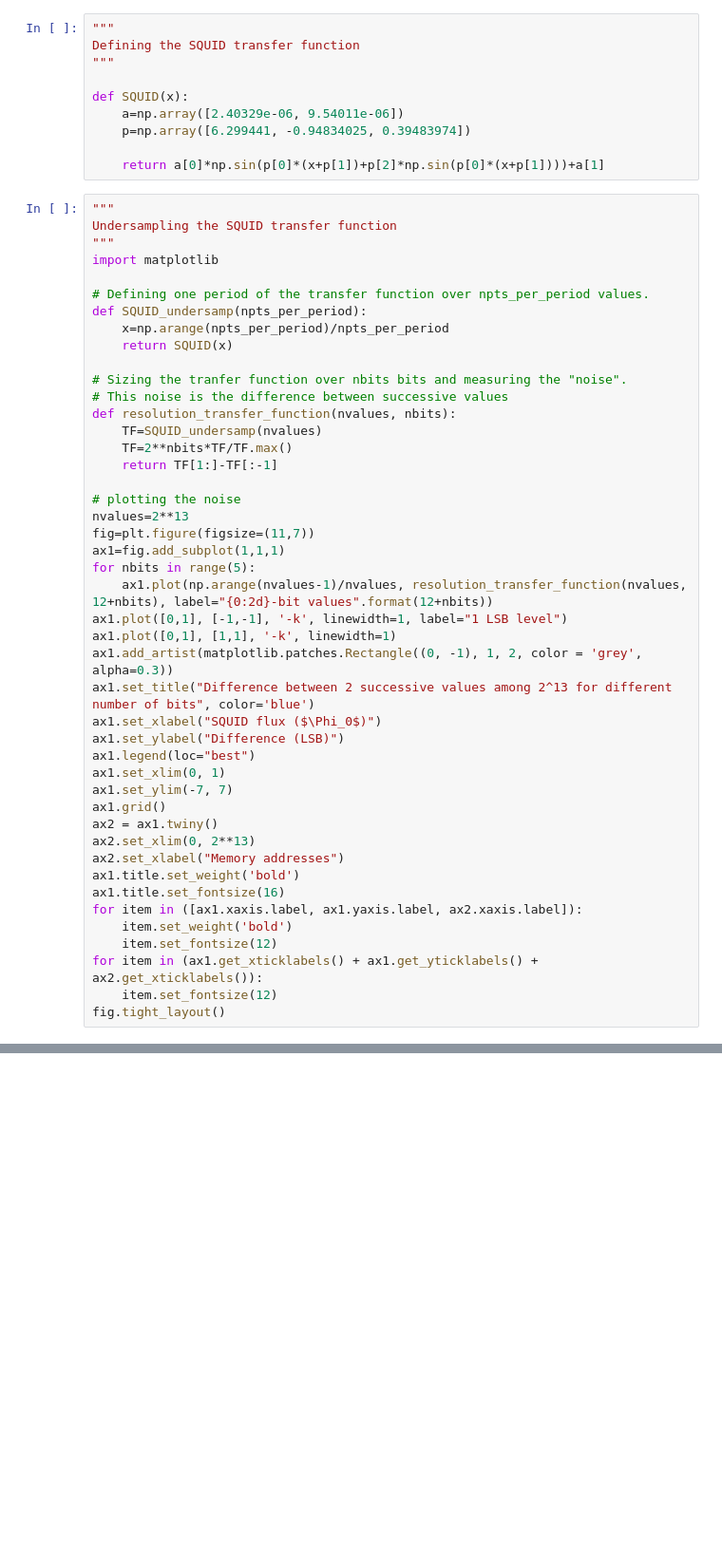
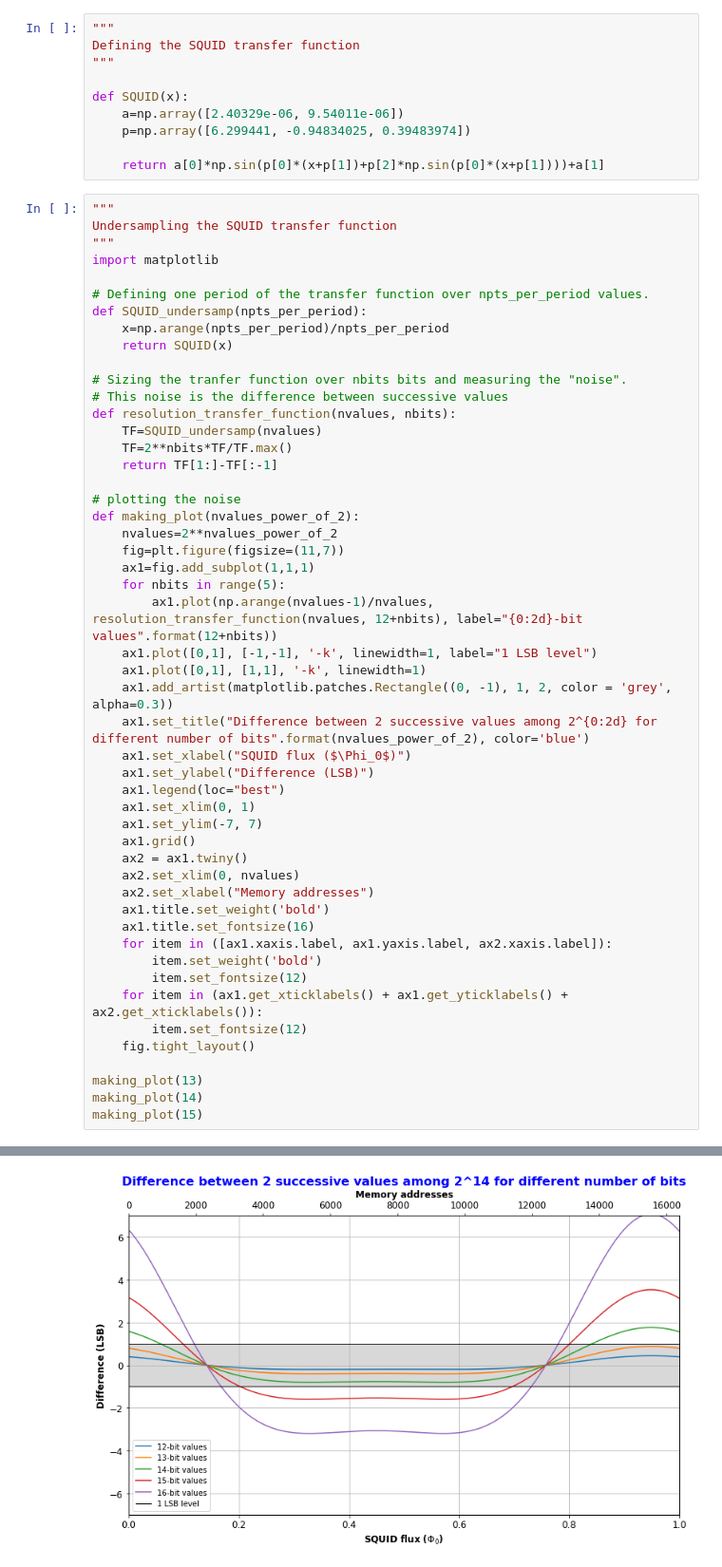
Before and after one commit to LaurentRavera/MyTechNotes, a Jupyter notebook: SQUIDs/squid_memory_dimensionning.ipynb, the cells around one changed output, grey strips where cells are left out. Shown at 95% size. Drawn from its saved outputs; the diff is of its cells as text; blank space fills up the shorter version.

```diff
--- a/SQUIDs/squid_memory_dimensionning.ipynb
+++ b/SQUIDs/squid_memory_dimensionning.ipynb
@@ -27,47 +27,53 @@ def SQUID(x):
 # %%
 """
 Undersampling the SQUID transfer function
 """
 import matplotlib
 
 # Defining one period of the transfer function over npts_per_period values.
 def SQUID_undersamp(npts_per_period):
     x=np.arange(npts_per_period)/npts_per_period
     return SQUID(x)
 
 # Sizing the tranfer function over nbits bits and measuring the "noise".
 # This noise is the difference between successive values
 def resolution_transfer_function(nvalues, nbits):
     TF=SQUID_undersamp(nvalues)
     TF=2**nbits*TF/TF.max()
     return TF[1:]-TF[:-1]
 
 # plotting the noise
-nvalues=2**13
-fig=plt.figure(figsize=(11,7))
-ax1=fig.add_subplot(1,1,1)
-for nbits in range(5):
-    ax1.plot(np.arange(nvalues-1)/nvalues, resolution_transfer_function(nvalues, 12+nbits), label="{0:2d}-bit values".format(12+nbits))
-ax1.plot([0,1], [-1,-1], '-k', linewidth=1, label="1 LSB level")
-ax1.plot([0,1], [1,1], '-k', linewidth=1)
-ax1.add_artist(matplotlib.patches.Rectangle((0, -1), 1, 2, color = 'grey', alpha=0.3))
-ax1.set_title("Difference between 2 successive values among 2^13 for different number of bits", color='blue')
-ax1.set_xlabel("SQUID flux ($\Phi_0$)")
-ax1.set_ylabel("Difference (LSB)")
-ax1.legend(loc="best")
-ax1.set_xlim(0, 1)
-ax1.set_ylim(-7, 7)
-ax1.grid()
-ax2 = ax1.twiny()
-ax2.set_xlim(0, 2**13)
-ax2.set_xlabel("Memory addresses")
-ax1.title.set_weight('bold')
-ax1.title.set_fontsize(16)
-for item in ([ax1.xaxis.label, ax1.yaxis.label, ax2.xaxis.label]):
-    item.set_weight('bold')
-    item.set_fontsize(12)
-for item in (ax1.get_xticklabels() + ax1.get_yticklabels() + ax2.get_xticklabels()):
-    item.set_fontsize(12)
-fig.tight_layout()
+def making_plot(nvalues_power_of_2):
+    nvalues=2**nvalues_power_of_2
+    fig=plt.figure(figsize=(11,7))
+    ax1=fig.add_subplot(1,1,1)
+    for nbits in range(5):
+        ax1.plot(np.arange(nvalues-1)/nvalues, resolution_transfer_function(nvalues, 12+nbits), label="{0:2d}-bit values".format(12+nbits))
+    ax1.plot([0,1], [-1,-1], '-k', linewidth=1, label="1 LSB level")
+    ax1.plot([0,1], [1,1], '-k', linewidth=1)
+    ax1.add_artist(matplotlib.patches.Rectangle((0, -1), 1, 2, color = 'grey', alpha=0.3))
+    ax1.set_title("Difference between 2 successive values among 2^{0:2d} for different number of bits".format(nvalues_power_of_2), color='blue')
+    ax1.set_xlabel("SQUID flux ($\Phi_0$)")
+    ax1.set_ylabel("Difference (LSB)")
+    ax1.legend(loc="best")
+    ax1.set_xlim(0, 1)
+    ax1.set_ylim(-7, 7)
+    ax1.grid()
+    ax2 = ax1.twiny()
+    ax2.set_xlim(0, nvalues)
+    ax2.set_xlabel("Memory addresses")
+    ax1.title.set_weight('bold')
+    ax1.title.set_fontsize(16)
+    for item in ([ax1.xaxis.label, ax1.yaxis.label, ax2.xaxis.label]):
+        item.set_weight('bold')
+        item.set_fontsize(12)
+    for item in (ax1.get_xticklabels() + ax1.get_yticklabels() + ax2.get_xticklabels()):
+        item.set_fontsize(12)
+    fig.tight_layout()
+
+making_plot(13)
+making_plot(14)
+making_plot(15)
 # %% [output]
 [figure]
+[figure, added]
```
Also changed, not shown: parts of 1 cell of this notebook, 2 other files.
